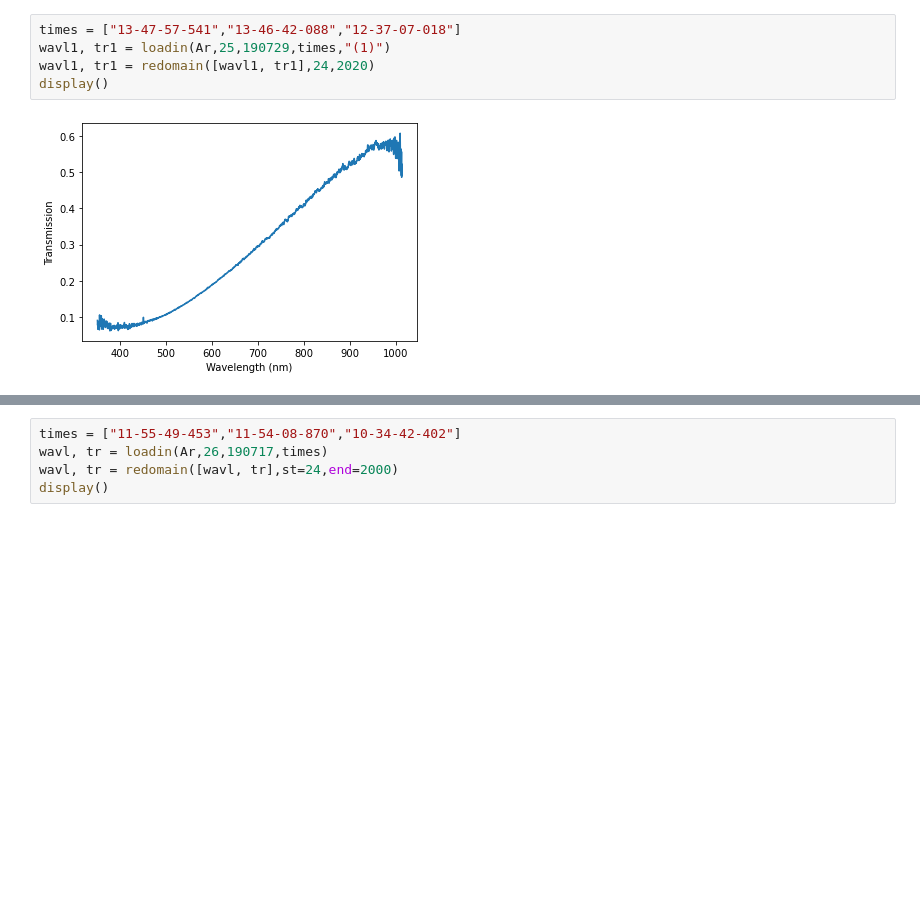
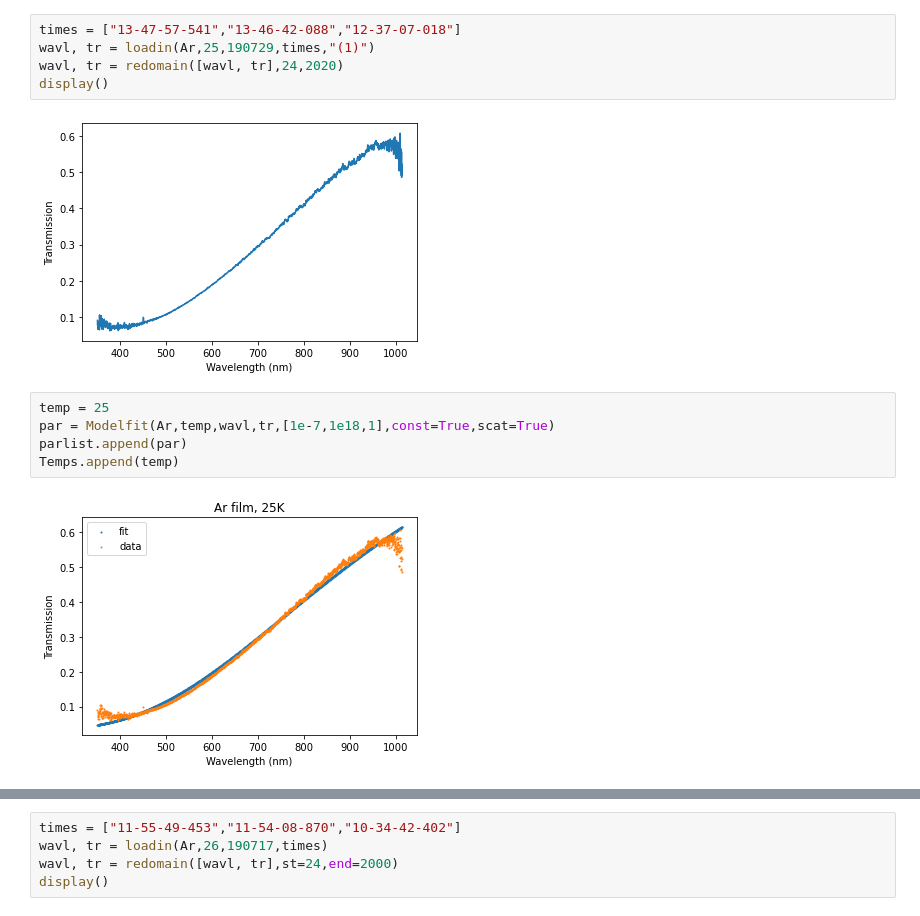
Before and after one commit to SpinlabMSU-user/bubble, a Jupyter notebook: Jupyter-notebooks/Mie Scattering 2.ipynb, the cells around one changed output, grey strips where cells are left out. Drawn from its saved outputs; the diff is of its cells as text; blank space fills up the shorter version.

```diff
--- a/Jupyter-notebooks/Mie Scattering 2.ipynb
+++ b/Jupyter-notebooks/Mie Scattering 2.ipynb
@@ -868,8 +893,15 @@ print(a,b,c)
 # %%
 times = ["13-47-57-541","13-46-42-088","12-37-07-018"]
-wavl1, tr1 = loadin(Ar,25,190729,times,"(1)")
-wavl1, tr1 = redomain([wavl1, tr1],24,2020)
+wavl, tr = loadin(Ar,25,190729,times,"(1)")
+wavl, tr = redomain([wavl, tr],24,2020)
 display()
 # %% [output]
 [figure]
+# %%
+temp = 25
+par = Modelfit(Ar,temp,wavl,tr,[1e-7,1e18,1],const=True,scat=True)
+parlist.append(par)
+Temps.append(temp)
+# %% [output]
+[figure, added]
 # %%
```
Also changed, not shown: parts of 29 cells of this notebook, 1 other file.
